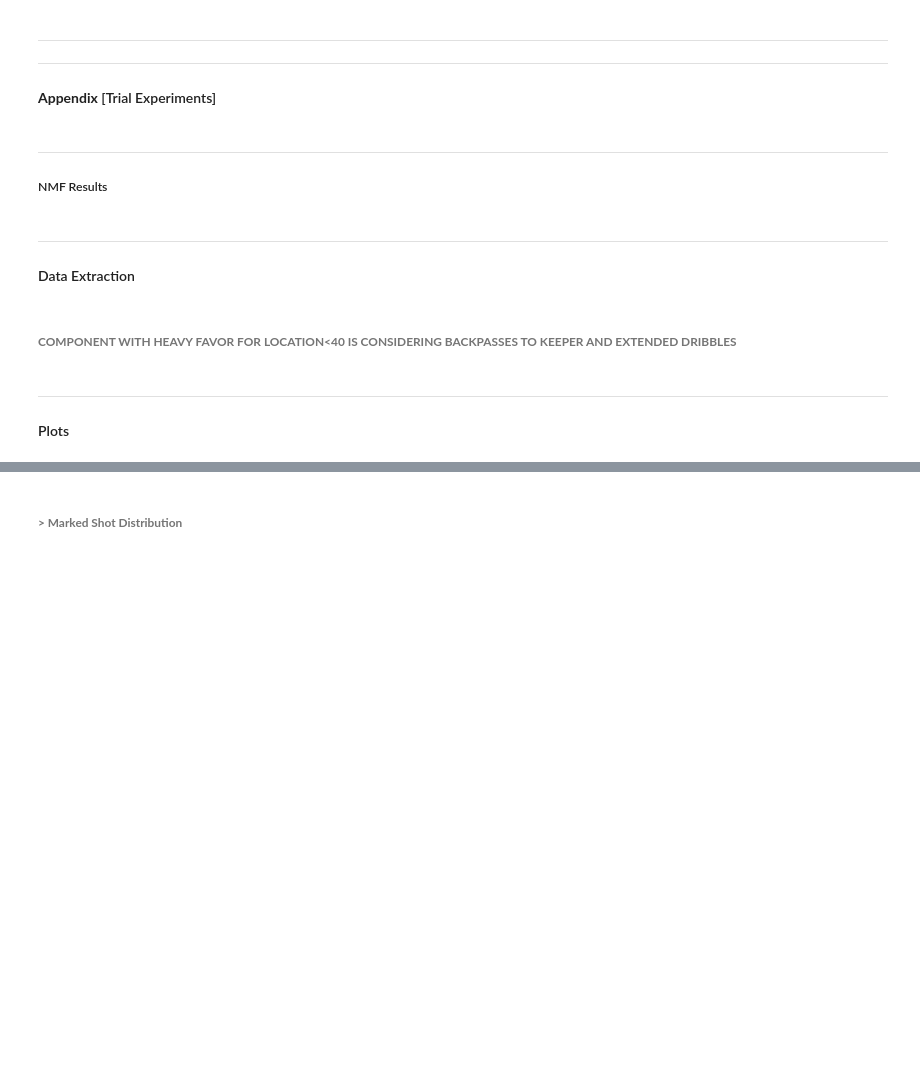
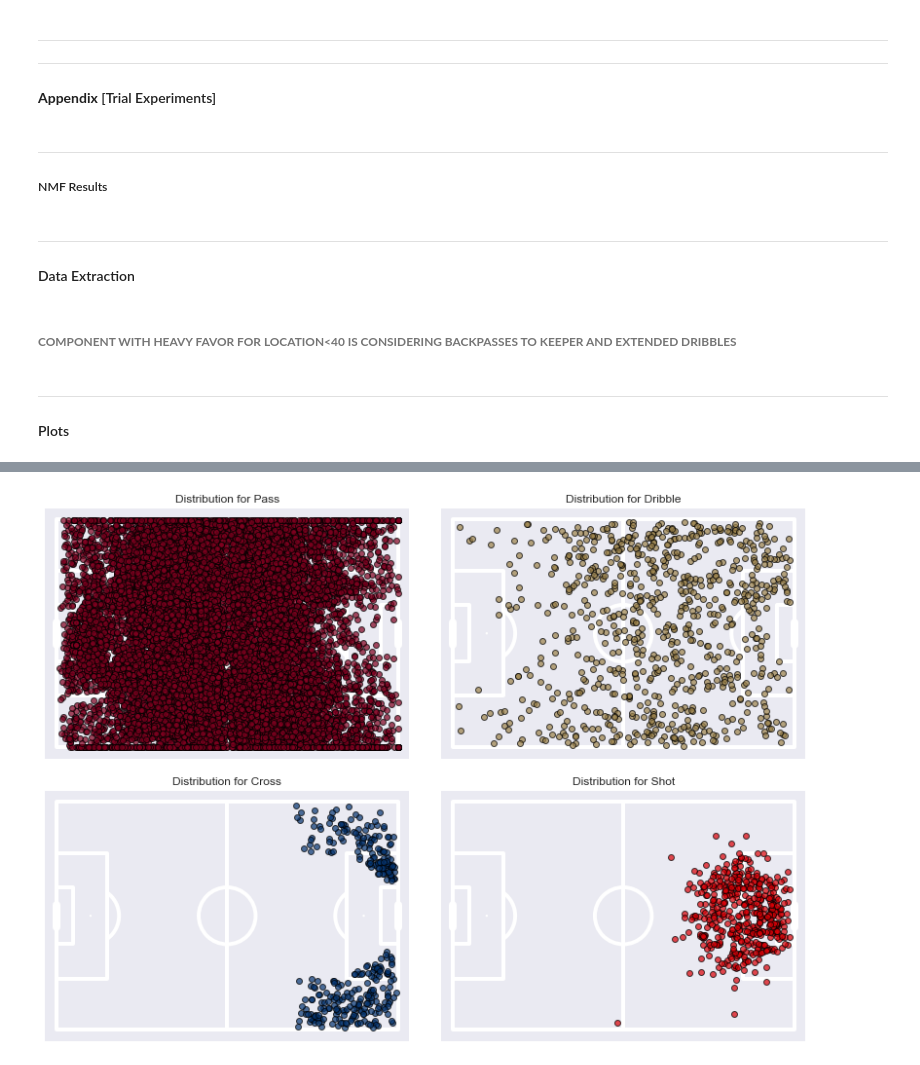
Before and after one commit to lucas-nelson-uiuc/stat430_unsupervised_project, a Jupyter notebook: soccer_project.ipynb, the cells around one changed output, grey strips where cells are left out. Cells and saved outputs as stored; diff of their text form; code cells hidden in the pictures; blank space fills up the shorter version.

```diff
--- a/soccer_project.ipynb
+++ b/soccer_project.ipynb
@@ -444,7 +392,7 @@ def player_action_heatmap(player, action, nrows=24, ncols=25):
 
     player_total_mins = np.sum([total_minutes_dict['minutes'][tup] for tup in total_minutes_dict['minutes'] if tup[0] == player])
 
-    heatmap_dict = {'Pass':[], 'Shot':[], 'Dribble':[], 'Cross':[]}
+    # heatmap_dict = {'Pass':[], 'Shot':[], 'Dribble':[], 'Cross':[]}
     # create empty dataframe of specified dimensions
     heatmap_matrix = np.zeros(shape=(nrows, ncols))
 
@@ -844,2 +759,0 @@ arsenal_shot_df['shot_outcome_color'] = np.where(arsenal_shot_df['shot_outcome']
-# %% [markdown]
-###### **> Marked Shot Distribution**
@@ -893,0 +760,50 @@ plt.show()  # If you are using a Jupyter notebook you do not need this line
+# %%
+pass_df = master_df[master_df['type'] == 'Pass'].copy()
+pass_df[['location_x', 'location_y']] = pass_df[['location_x', 'location_y']].astype('float64')
+dribble_df = master_df[master_df['type'] == 'Dribble'].copy()
+dribble_df[['location_x', 'location_y']] = dribble_df[['location_x', 'location_y']].astype('float64')
+cross_df = master_df[master_df['type'] == 'Cross'].copy()
+cross_df[['location_x', 'location_y']] = cross_df[['location_x', 'location_y']].astype('float64')
+shot_df = master_df[master_df['type'] == 'Shot'].copy()
+shot_df[['location_x', 'location_y']] = shot_df[['location_x', 'location_y']].astype('float64')
+# %%
+pitch = Pitch(linewidth=4)
+fig, axs = pitch.grid(nrows=2, ncols=2,  # number of rows/ columns
+                      figheight=8,  # the figure height in inches
+                      bottom=0.025,  # starts 2.5% in from the figure bottom
+                      # increased the grid_height as no title/ endnote
+                      # now it takes up 95% of the figheight
+                      grid_height=0.95,
+                      grid_width=0.95,  # the grid takes up 95% of the figwidth
+                      # 6% of the grid_height is the space between pitches.
+                      space=0.06,
+                      # set the endnote/title height to zero so
+                      # they are not plotted. note this automatically
+                      # sets the endnote/title space to zero
+                      # so the grid starts at the bottom/left location
+                      endnote_height=0, title_height=0)
+
+for idx, color, action, action_df, ax in zip(
+    range(4),
+    ['#800020', '#9C824A', '#063672', '#DB0007'],
+    ['Pass', 'Dribble', 'Cross', 'Shot'],
+    [pass_df, dribble_df, cross_df, shot_df],
+    axs['pitch'].flat):
+
+    # if action == 'Shot': scale = action_df['shot_statsbomb_xg'] * 200
+    # else: scale = None
+
+    pitch.scatter(
+        action_df['location_x'],
+        action_df['location_y'],
+        c=color,
+        alpha=0.7,
+        ec='black',
+        ax=ax
+        )
+
+    ax.set_title(f'Distribution for {action}')
+
+plt.show()
+# %% [output]
+[figure, added]
```
Also changed, not shown: parts of 31 cells of this notebook.
